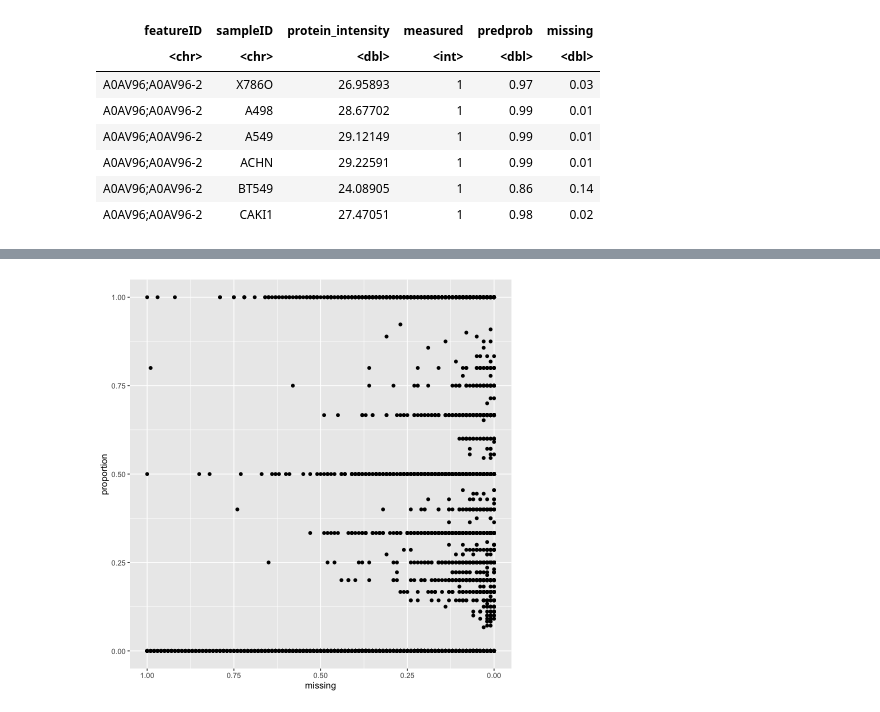
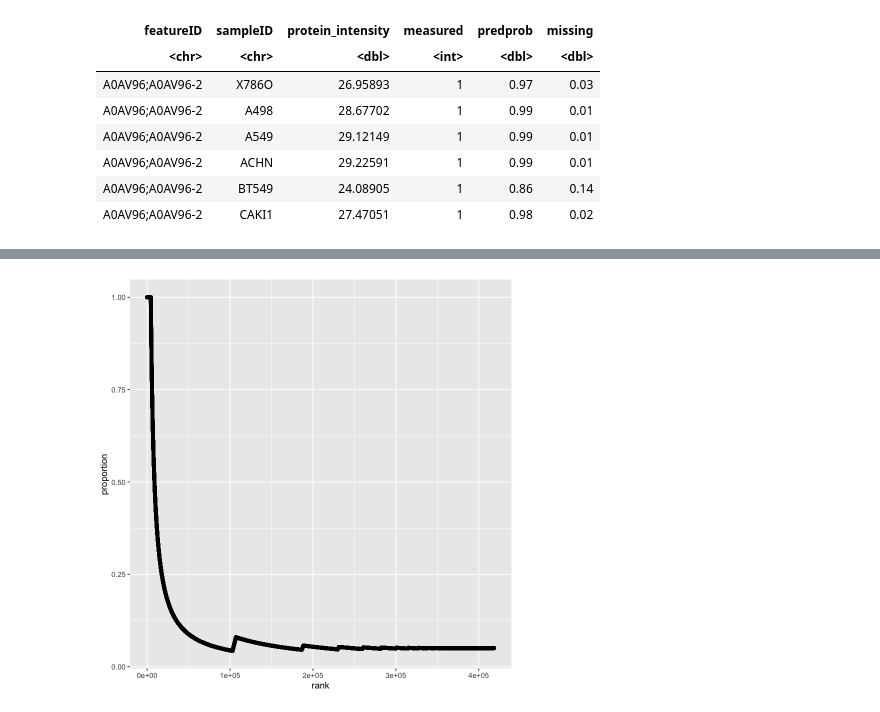
Before and after one commit to wxicu/proteinOutliersMissingValues, a Jupyter notebook: association.ipynb, the cells around one changed output, grey strips where cells are left out. Saved outputs shown, nothing was run; the diff lists cells and outputs as text; code cells hidden in the pictures.

Commit message:
associate variant with outlier

```diff
--- a/association.ipynb
+++ b/association.ipynb
@@ -133,4 +109,0 @@ A grouped_df: 6 × 3
-# %%
-variant_prot <- merge(variant_prot_stat, variant_prot_stat_2)
-variant_prot$proportion <- variant_prot$num_rare/variant_prot$num_var
-head(variant_prot)
@@ -150,0 +110,6 @@ max(variant_prot$prop)
+# %%
+prot_samp_withRare <- variant_prot[,-c(1:2)]
+prot_samp_withRare  <- prot_samp_withRare[!duplicated(prot_samp_withRare),]
+prot_samp_withRare$rare <- 1
+head(prot_samp_withRare)
+nrow(prot_samp_withRare)
@@ -181,0 +229,5 @@ library(ggplot2)
+# %%
+res_impute <- merge(missing_pred, prot_samp_withRare, by = c('sampleID', 'featureID'), all.x=TRUE)
+res_impute[is.na(res_impute$rare)]$rare <- 0
+res_impute <- res_impute[order(missing, -rare),]
+head(res_impute)
@@ -181,0 +244,5 @@ library(ggplot2)
+# %%
+res_impute$cumsum <- cumsum(res_impute$rare)
+res_impute$rank = 1:nrow(res_impute)
+res_impute$proportion <- res_impute$cumsum/res_impute$rank
+head(res_impute)
@@ -182,4 +259,4 @@ library(ggplot2)
 # %%
-ggplot(res, aes(x = missing, y = proportion)) + geom_point() + scale_x_reverse()
+ggplot(res_impute, aes(rank, y = proportion)) + geom_line() + geom_point()
 # %% [output]
-[figure, old version]
+[figure, new version]
```
Also changed, not shown: parts of 24 cells of this notebook, 3 other files.
